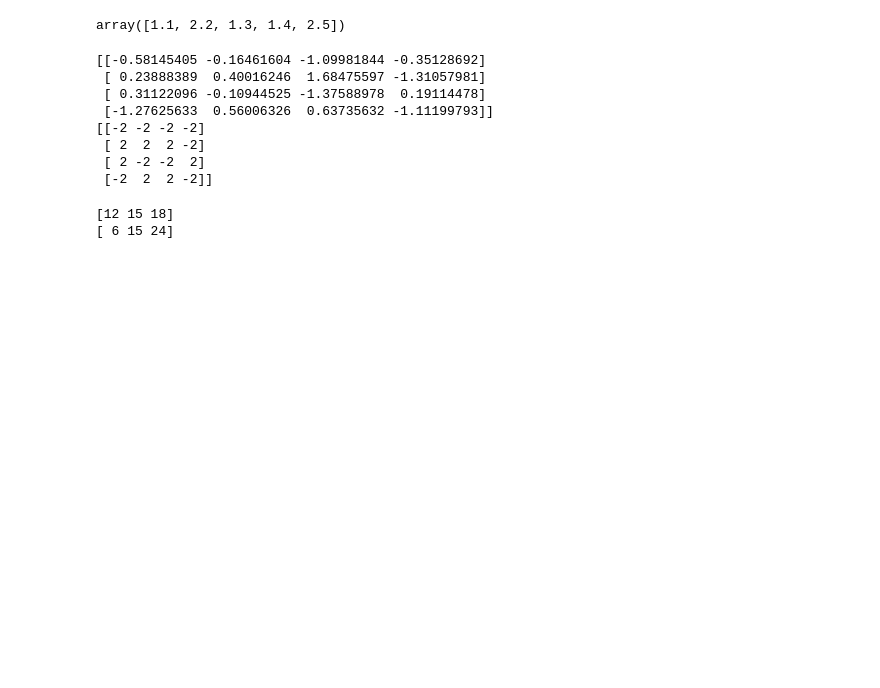
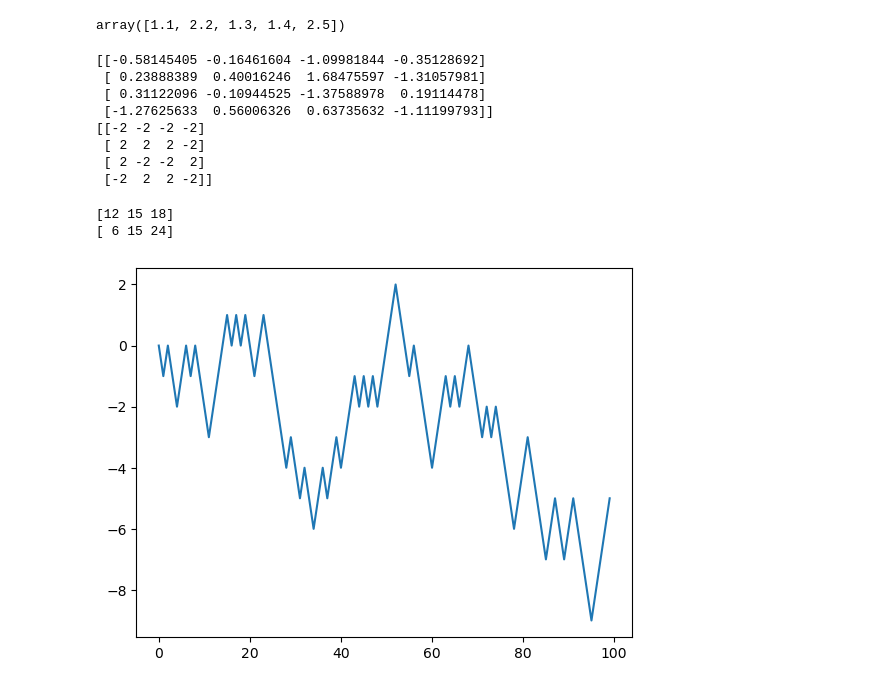
Before and after one commit to t-ozawa-free/Python-for-Data-Analysis, a Jupyter notebook: Python-for-data-analysis_4.ipynb, the cells around one changed output. Cells and saved outputs as stored; diff of their text form; code cells hidden in the pictures; blank space fills up the shorter version.

```diff
--- a/Python-for-data-analysis_4.ipynb
+++ b/Python-for-data-analysis_4.ipynb
@@ -362,3 +362,23 @@ print(arr.sum(axis=1))
 # %% [output]
 [12 15 18]
 [ 6 15 24]
+# %%
+%matplotlib inline
+
+import matplotlib.pyplot as plt
+import random
+position = 0
+walk = [position]
+nsteps = 1000
+for _ in range(nsteps):
+    step = 1 if random.randint(0,1) else -1
+    position+=step
+    walk.append(position)
+
+#print(walk)
+
+plt.plot(walk[:100])
+
+plt.show()
+# %% [output]
+[figure, added]
```
Also changed, not shown: parts of 6 cells of this notebook.
